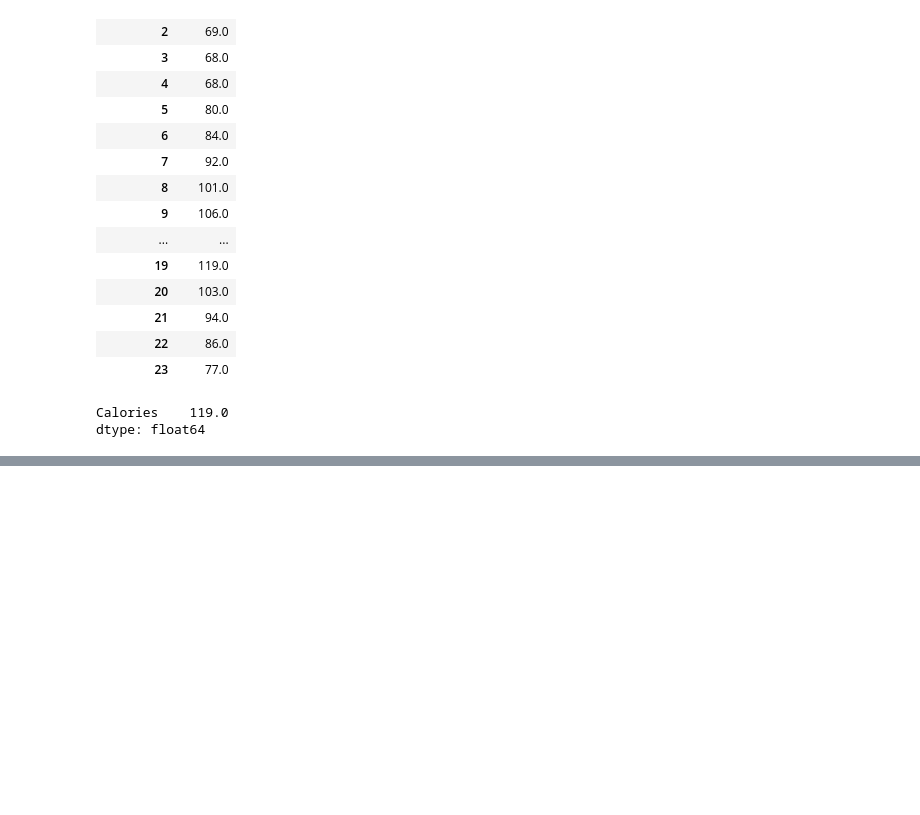
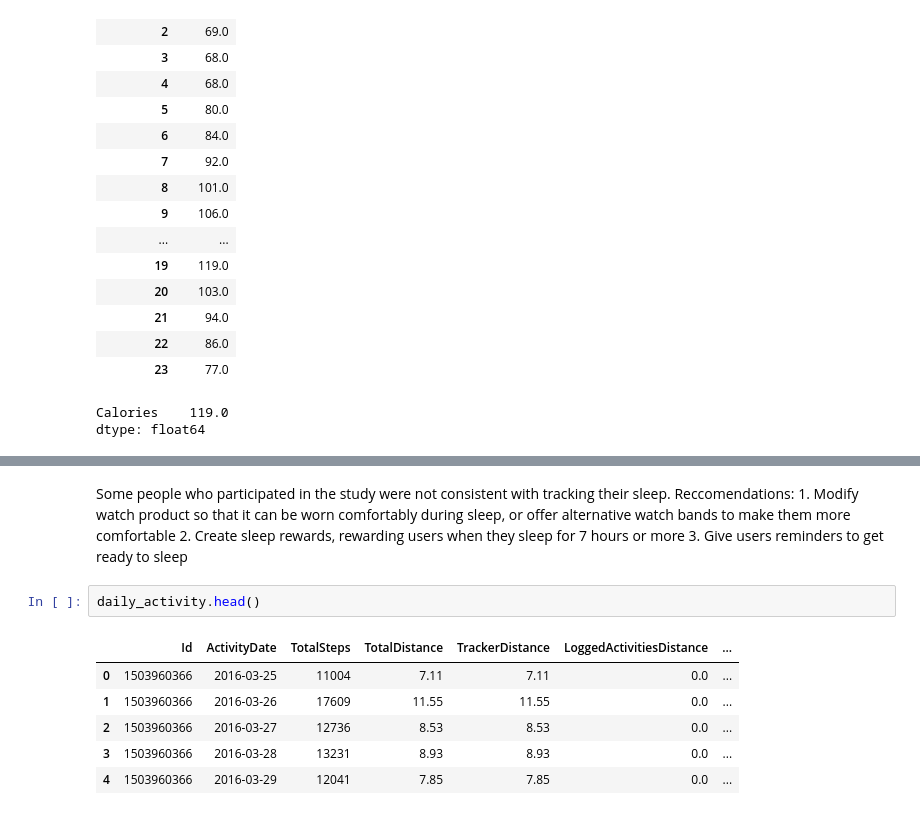
Before and after one commit to danijia/bellabeat-case-study, a Jupyter notebook: Jupyter Notebooks/bellabeat-case-study.ipynb, the cells around one changed output, grey strips where cells are left out. Saved outputs shown, nothing was run; the diff lists cells and outputs as text; blank space fills up the shorter version.

```diff
--- a/Jupyter Notebooks/bellabeat-case-study.ipynb
+++ b/Jupyter Notebooks/bellabeat-case-study.ipynb
@@ -595,0 +552,15 @@ weight_log_info.Id.nunique() # not everyone tracked their weight
+# %% [markdown]
+Some people who participated in the study were not consistent with tracking their sleep.
+Reccomendations:
+    1. Modify watch product so that it can be worn comfortably during sleep, or offer alternative watch bands to make them more comfortable
+    2. Create sleep rewards, rewarding users when they sleep for 7 hours or more
+    3. Give users reminders to get ready to sleep
+# %%
+daily_activity.head()
+# %% [output]
+|  | Id | ActivityDate | TotalSteps | TotalDistance | TrackerDistance | LoggedActivitiesDistance | ... |
+| 0 | 1503960366 | 2016-03-25 | 11004 | 7.11 | 7.11 | 0.0 | ... |
+| 1 | 1503960366 | 2016-03-26 | 17609 | 11.55 | 11.55 | 0.0 | ... |
+| 2 | 1503960366 | 2016-03-27 | 12736 | 8.53 | 8.53 | 0.0 | ... |
+| 3 | 1503960366 | 2016-03-28 | 13231 | 8.93 | 8.93 | 0.0 | ... |
+| 4 | 1503960366 | 2016-03-29 | 12041 | 7.85 | 7.85 | 0.0 | ... |
```
Also changed, not shown: parts of 15 cells of this notebook.
